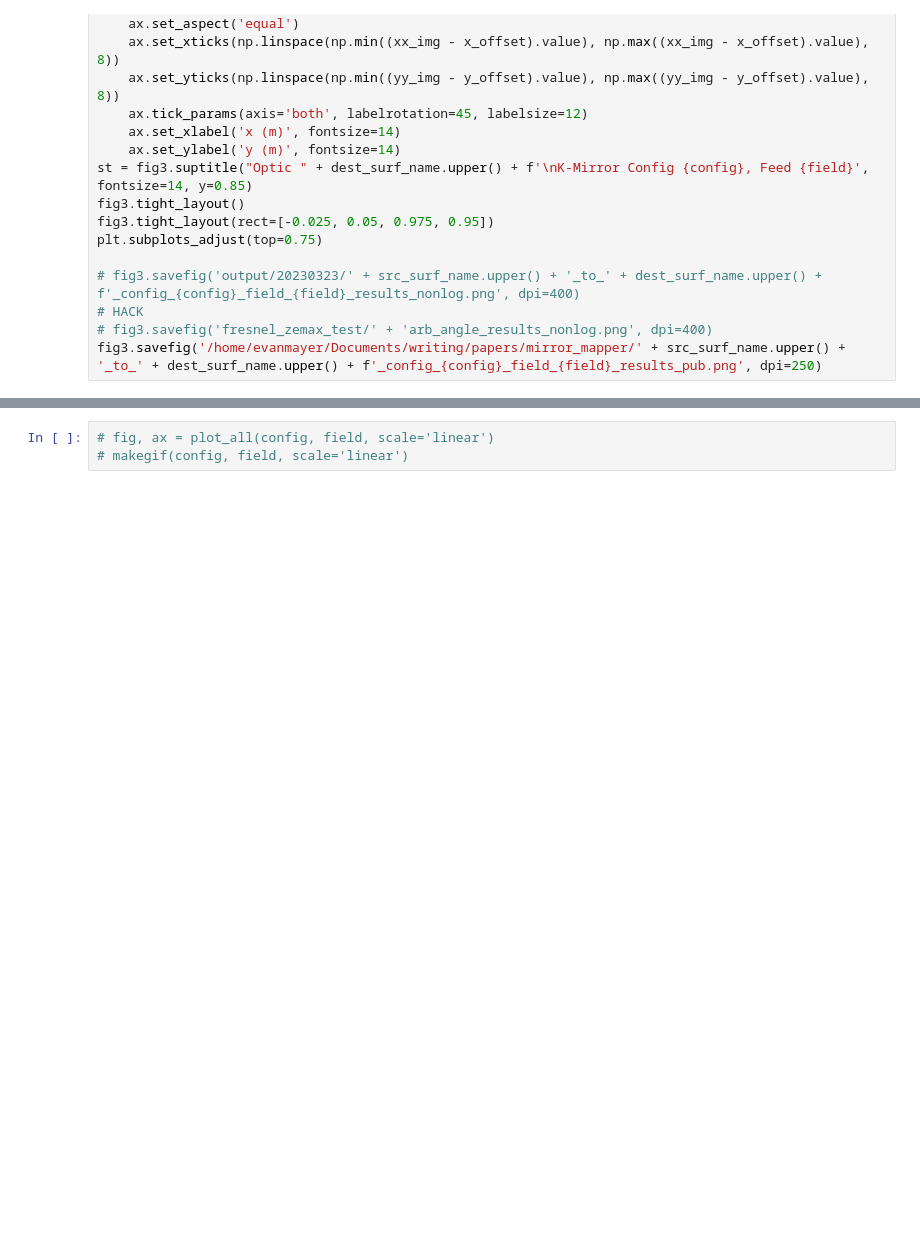
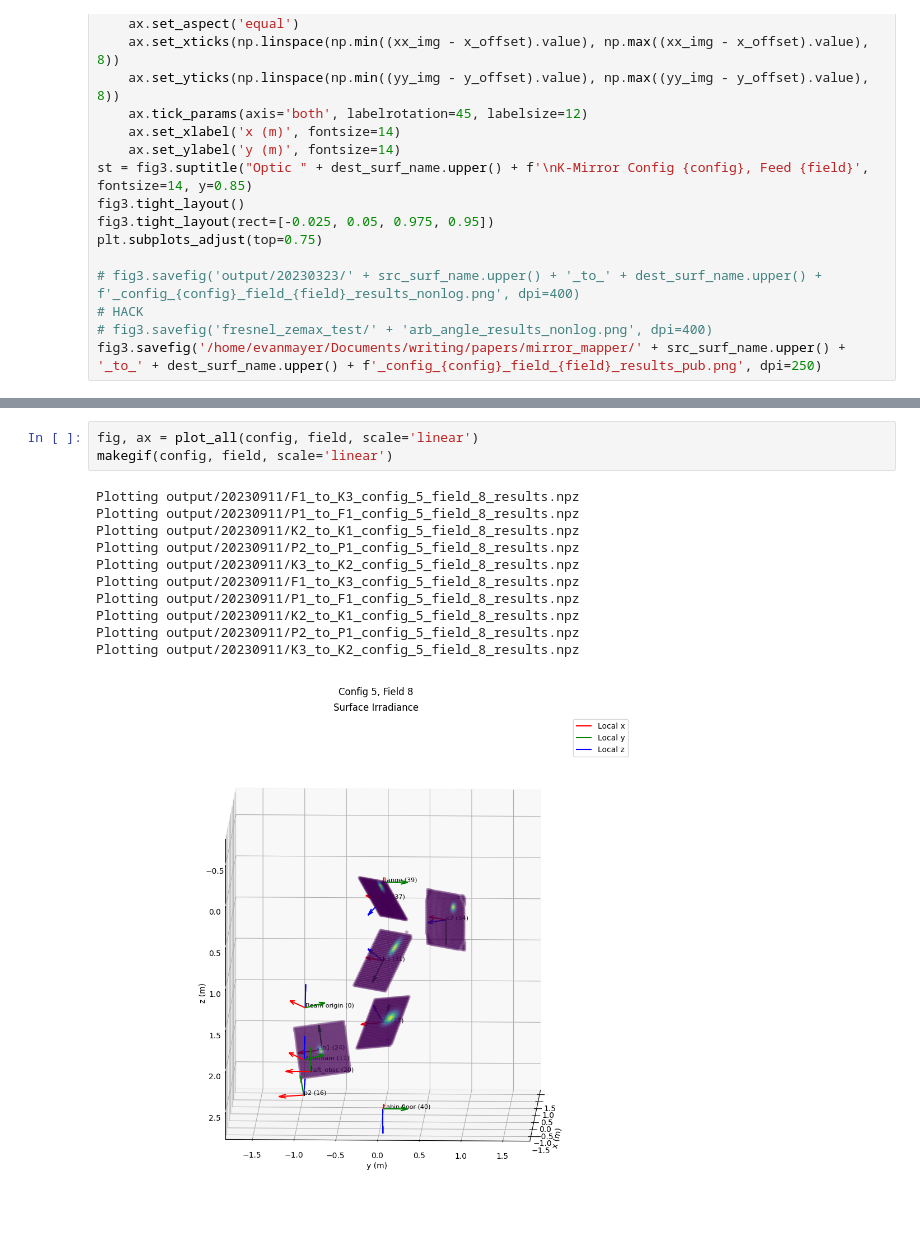
Before and after one commit to evanmayer/hotspot, a Jupyter notebook: verification/fresnel_zemax/fresnel_zemax.ipynb, the cells around one changed output, grey strips where cells are left out. Drawn from its saved outputs; the diff is of its cells as text; blank space fills up the shorter version.

```diff
--- a/verification/fresnel_zemax/fresnel_zemax.ipynb
+++ b/verification/fresnel_zemax/fresnel_zemax.ipynb
@@ -854,3 +876,15 @@ def makegif(config, field, scale='log'):
 # %%
-# fig, ax = plot_all(config, field, scale='linear')
-# makegif(config, field, scale='linear')
+fig, ax = plot_all(config, field, scale='linear')
+makegif(config, field, scale='linear')
+# %% [output]
+Plotting output/20230911/F1_to_K3_config_5_field_8_results.npz
+Plotting output/20230911/P1_to_F1_config_5_field_8_results.npz
+Plotting output/20230911/K2_to_K1_config_5_field_8_results.npz
+Plotting output/20230911/P2_to_P1_config_5_field_8_results.npz
+Plotting output/20230911/K3_to_K2_config_5_field_8_results.npz
+Plotting output/20230911/F1_to_K3_config_5_field_8_results.npz
+Plotting output/20230911/P1_to_F1_config_5_field_8_results.npz
+Plotting output/20230911/K2_to_K1_config_5_field_8_results.npz
+Plotting output/20230911/P2_to_P1_config_5_field_8_results.npz
+Plotting output/20230911/K3_to_K2_config_5_field_8_results.npz
+[figure, added]
```
Also changed, not shown: parts of 5 cells of this notebook, 1 other file.
